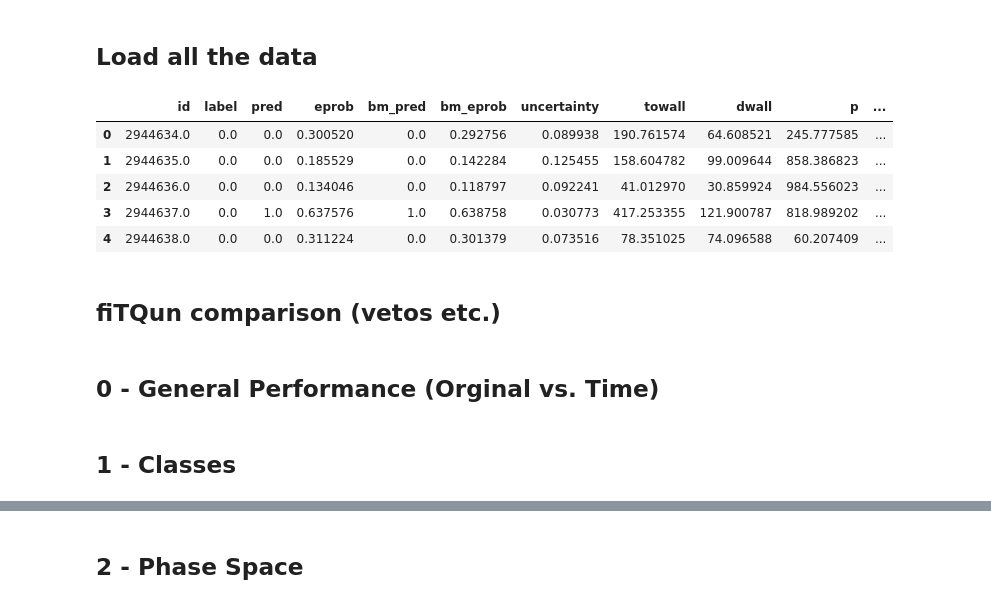
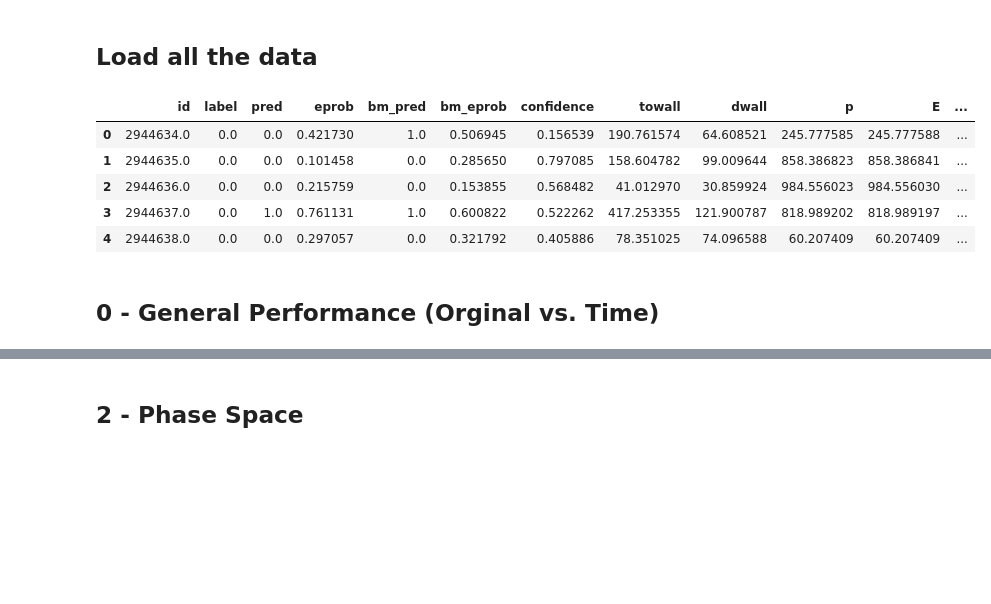
Before and after one commit to inakierregueab/WatChMaL, a Jupyter notebook: notebooks/biases/bias_analysis.ipynb, the cells around one changed output, grey strips where cells are left out. Cells and saved outputs as stored; diff of their text form; code cells hidden in the pictures; blank space fills up the shorter version.

```diff
--- a/notebooks/biases/bias_analysis.ipynb
+++ b/notebooks/biases/bias_analysis.ipynb
@@ -20,11 +22,10 @@ from utils import *
 # %% [markdown]
 ## Load all the data
 # %%
+base_path = './data'
+
 # TEST INDICES
-
-idxs_path = '/home/ierregue/scratch/code7/notebooks/biases/data/IWCD_mPMT_Short_2_class_idxs_xps.npz'
-
-idxs = np.load(idxs_path, allow_pickle=True)
+idxs = np.load(base_path + '/IWCD_mPMT_Short_2_class_idxs_xps.npz', allow_pickle=True)
 test_idxs  = idxs['test_idxs']
 # %%
 # METADATA
@@ -46,30 +45,26 @@ momentum = ev.momentum(h5_energies, h5_labels)
 # %%
 # RESNET OUPUTS + RESNET BENCHMARK
 
-output_base_path = '/home/ierregue/scratch/code7/notebooks/biases/data/uncertainties/'
-# maybe onthe path for bm
+models_base_path = ['/mcd_model/','/oc_model/']
 
-uncertainties = np.load(output_base_path + 'uncertainties.npy')[:,0] # Choose one
-probs = np.load(output_base_path + 'softmax.npy')
-pred = np.load(output_base_path + 'predictions.npy')
-bm_probs = np.load(output_base_path + 'bm_softmax.npy')
-bm_pred = np.load(output_base_path + 'bm_predictions.npy')
+uncertainties = np.load(base_path + models_base_path[0] + 'uncertainties.npy')[:,3] # Margin of confidence
+probs = np.load(base_path + models_base_path[0] + 'softmax.npy')
+pred = np.load(base_path + models_base_path[0] + 'predictions.npy')
+
+bm_probs = np.load(base_path + models_base_path[1] + 'softmax.npy')
+bm_pred = np.load(base_path + models_base_path[1] + 'predictions.npy')
 # %%
 # BUILD DF
 
 data_matrix = np.vstack((test_idxs, h5_labels, pred, probs[:,1], bm_pred, bm_probs[:,1], uncertainties, towall, dwall, momentum, h5_energies, h5_angles[:,0], h5_angles[:,1]))
-df = pd.DataFrame(data_matrix.T, columns=['id','label', 'pred', 'eprob', 'bm_pred', 'bm_eprob', 'uncertainty', 'towall', 'dwall', 'p', 'E', 'zen', 'azi'])
+df = pd.DataFrame(data_matrix.T, columns=['id','label', 'pred', 'eprob', 'bm_pred', 'bm_eprob', 'confidence', 'towall', 'dwall', 'p', 'E', 'zen', 'azi'])
 df.head()
 # %% [output]
-|  | id | label | pred | eprob | bm_pred | bm_eprob | uncertainty | towall | dwall | p | ... |
-| 0 | 2944634.0 | 0.0 | 0.0 | 0.300520 | 0.0 | 0.292756 | 0.089938 | 190.761574 | 64.608521 | 245.777585 | ... |
-| 1 | 2944635.0 | 0.0 | 0.0 | 0.185529 | 0.0 | 0.142284 | 0.125455 | 158.604782 | 99.009644 | 858.386823 | ... |
-| 2 | 2944636.0 | 0.0 | 0.0 | 0.134046 | 0.0 | 0.118797 | 0.092241 | 41.012970 | 30.859924 | 984.556023 | ... |
-| 3 | 2944637.0 | 0.0 | 1.0 | 0.637576 | 1.0 | 0.638758 | 0.030773 | 417.253355 | 121.900787 | 818.989202 | ... |
-| 4 | 2944638.0 | 0.0 | 0.0 | 0.311224 | 0.0 | 0.301379 | 0.073516 | 78.351025 | 74.096588 | 60.207409 | ... |
+|  | id | label | pred | eprob | bm_pred | bm_eprob | confidence | towall | dwall | p | E | ... |
+| 0 | 2944634.0 | 0.0 | 0.0 | 0.421730 | 1.0 | 0.506945 | 0.156539 | 190.761574 | 64.608521 | 245.777585 | 245.777588 | ... |
+| 1 | 2944635.0 | 0.0 | 0.0 | 0.101458 | 0.0 | 0.285650 | 0.797085 | 158.604782 | 99.009644 | 858.386823 | 858.386841 | ... |
+| 2 | 2944636.0 | 0.0 | 0.0 | 0.215759 | 0.0 | 0.153855 | 0.568482 | 41.012970 | 30.859924 | 984.556023 | 984.556030 | ... |
+| 3 | 2944637.0 | 0.0 | 1.0 | 0.761131 | 1.0 | 0.600822 | 0.522262 | 417.253355 | 121.900787 | 818.989202 | 818.989197 | ... |
+| 4 | 2944638.0 | 0.0 | 0.0 | 0.297057 | 0.0 | 0.321792 | 0.405886 | 78.351025 | 74.096588 | 60.207409 | 60.207409 | ... |
-# %% [markdown]
-## fiTQun comparison (vetos etc.)
 # %% [markdown]
 ## 0 - General Performance (Orginal vs. Time)
-# %% [markdown]
-## 1 - Classes
```
Also changed, not shown: parts of 30 cells of this notebook, 2 other files.
